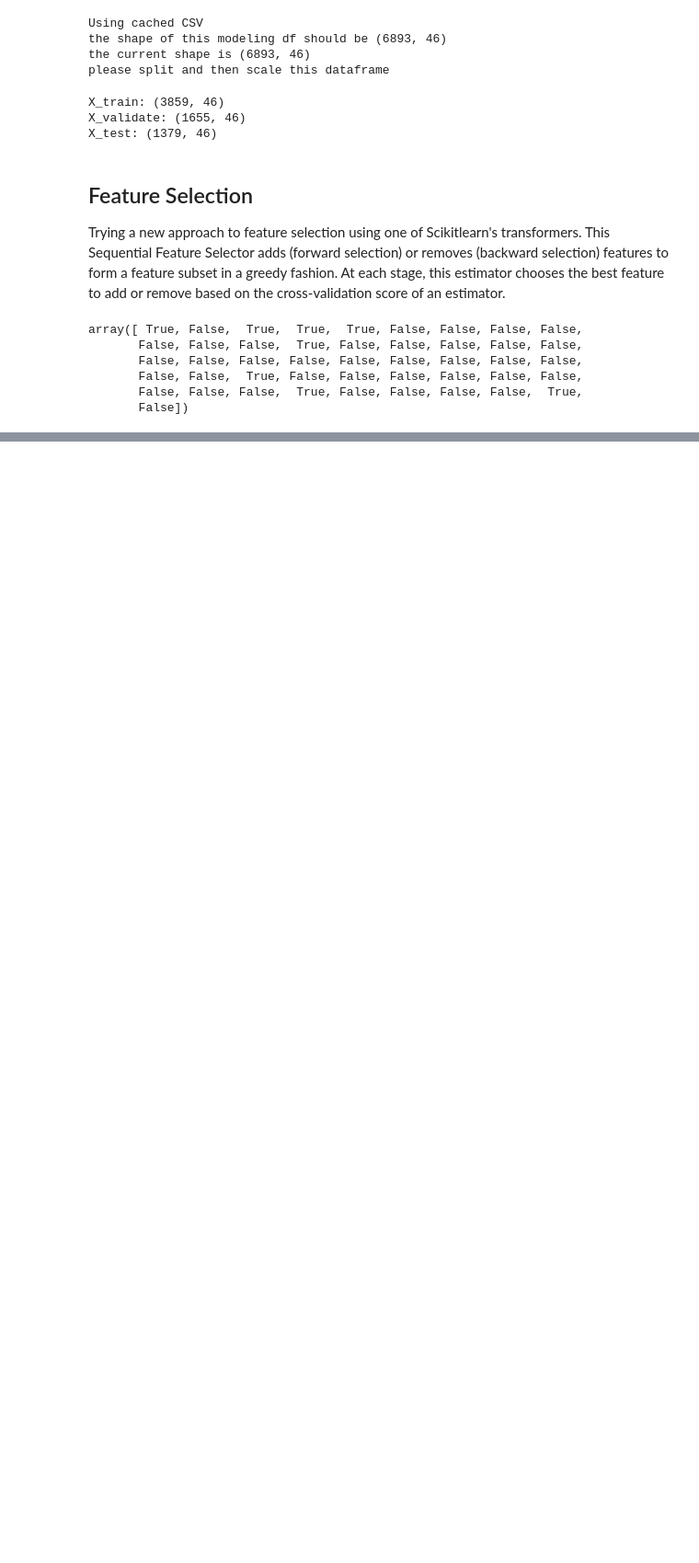
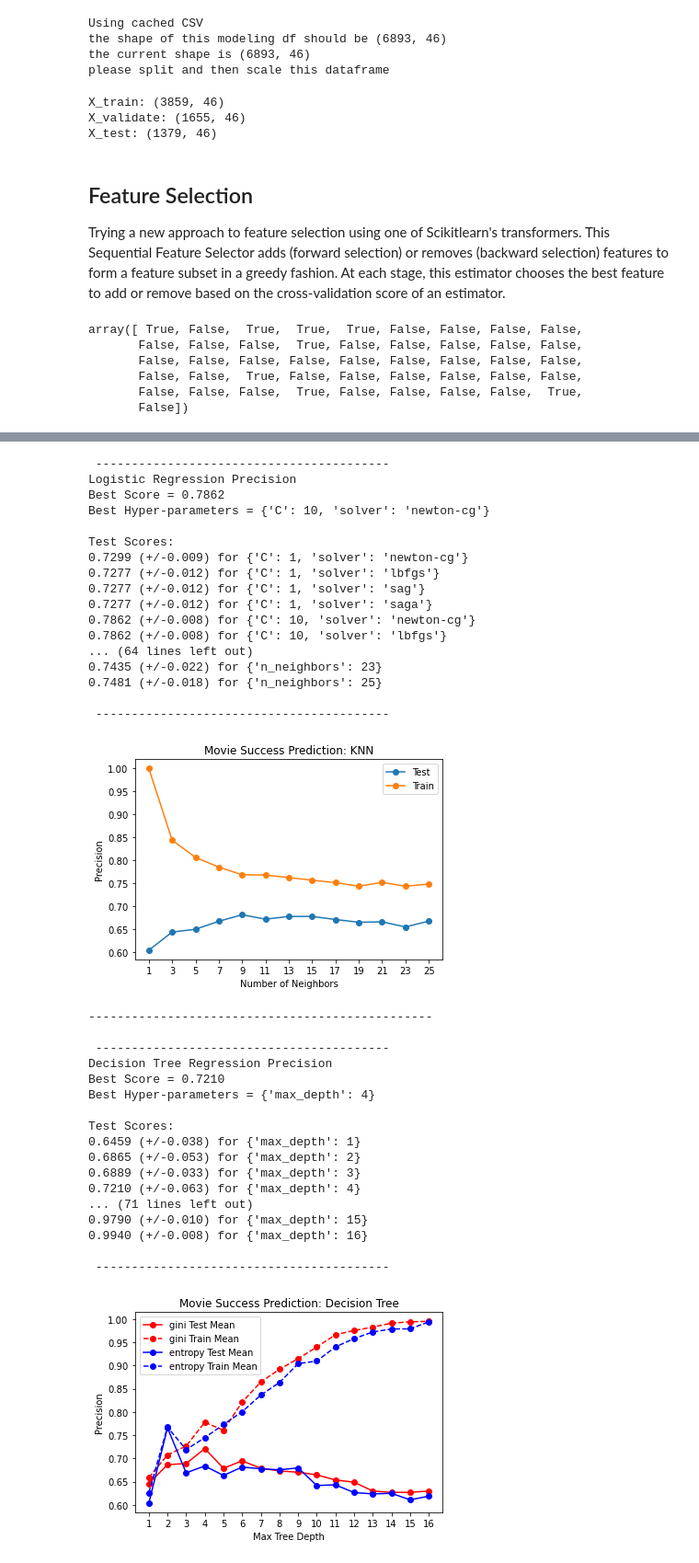
Before and after one commit to Movie-Success-Capstone/Movie-Capstone, a Jupyter notebook: nick_modeling.ipynb, the cells around one changed output, grey strips where cells are left out. Shown at 92% size. Saved outputs shown, nothing was run; the diff lists cells and outputs as text; code cells hidden in the pictures; blank space fills up the shorter version.

```diff
--- a/nick_modeling.ipynb
+++ b/nick_modeling.ipynb
@@ -70,0 +236,39 @@ sfs_features = ['budget', 'vote_average', 'vote_count', 'release_year',
+# %%
+mod.precision_models(X_validate, y_validate)
+# %% [output]
+ -----------------------------------------
+Logistic Regression Precision
+Best Score = 0.7862
+Best Hyper-parameters = {'C': 10, 'solver': 'newton-cg'}
+
+Test Scores:
+0.7299 (+/-0.009) for {'C': 1, 'solver': 'newton-cg'}
+0.7277 (+/-0.012) for {'C': 1, 'solver': 'lbfgs'}
+0.7277 (+/-0.012) for {'C': 1, 'solver': 'sag'}
+0.7277 (+/-0.012) for {'C': 1, 'solver': 'saga'}
+0.7862 (+/-0.008) for {'C': 10, 'solver': 'newton-cg'}
+0.7862 (+/-0.008) for {'C': 10, 'solver': 'lbfgs'}
+... (64 lines left out)
+0.7435 (+/-0.022) for {'n_neighbors': 23}
+0.7481 (+/-0.018) for {'n_neighbors': 25}
+
+ -----------------------------------------
+[figure, added]
+------------------------------------------------
+
+ -----------------------------------------
+Decision Tree Regression Precision
+Best Score = 0.7210
+Best Hyper-parameters = {'max_depth': 4}
+
+Test Scores:
+0.6459 (+/-0.038) for {'max_depth': 1}
+0.6865 (+/-0.053) for {'max_depth': 2}
+0.6889 (+/-0.033) for {'max_depth': 3}
+0.7210 (+/-0.063) for {'max_depth': 4}
+... (71 lines left out)
+0.9790 (+/-0.010) for {'max_depth': 15}
+0.9940 (+/-0.008) for {'max_depth': 16}
+
+ -----------------------------------------
+[figure, added]
```
Also changed, not shown: parts of 8 cells of this notebook, 3 other files.
